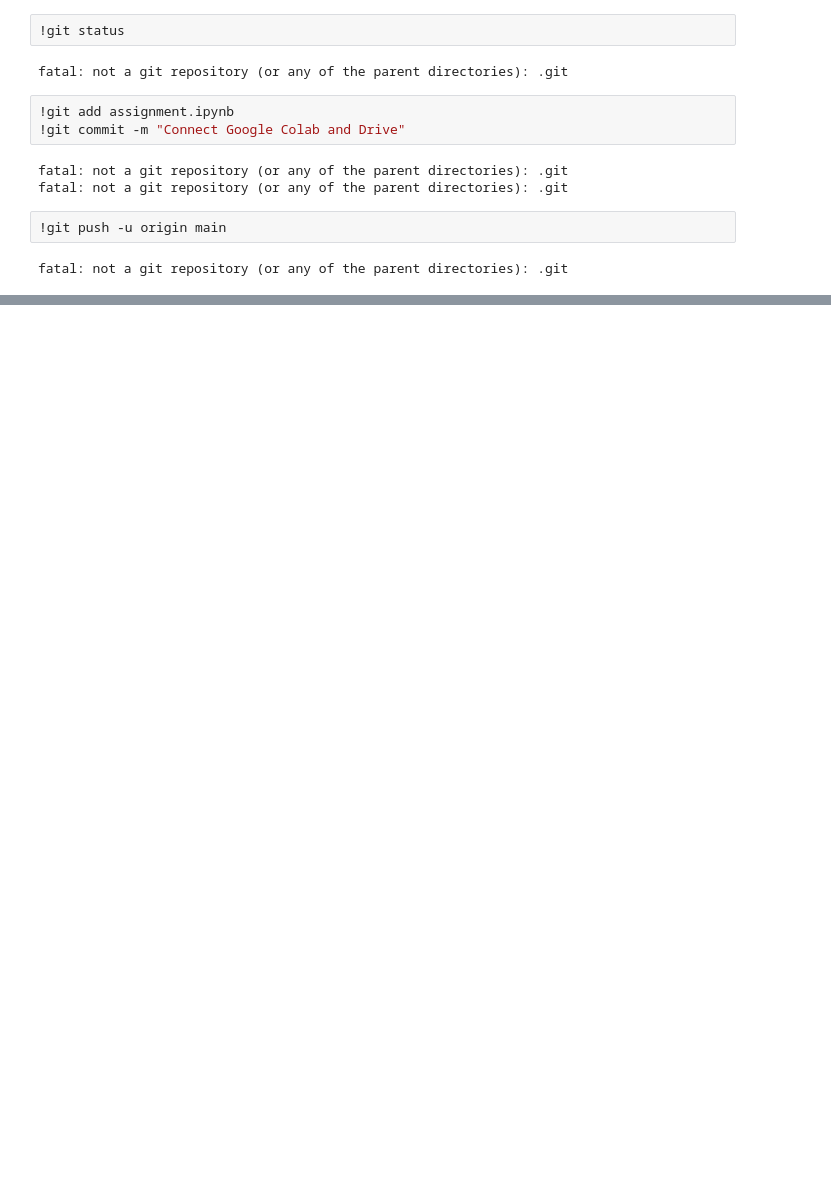
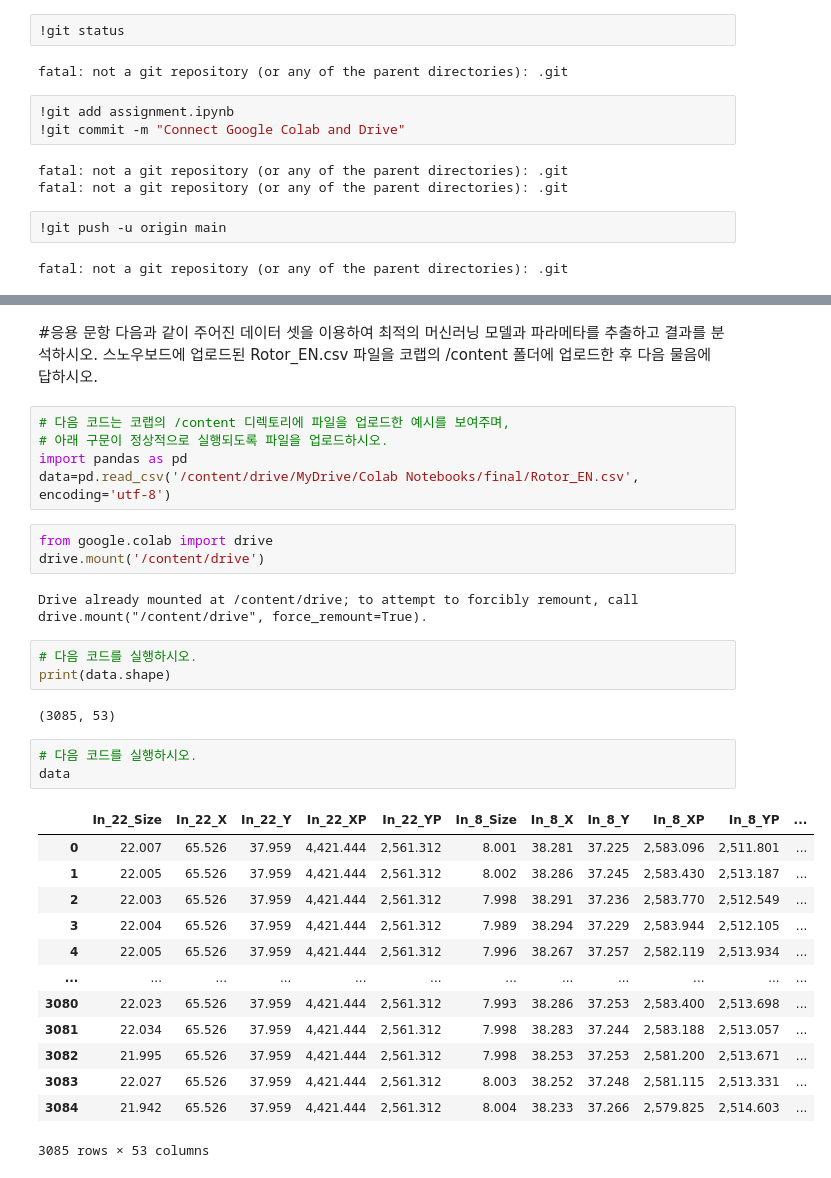
Before and after one commit to naimkim/Navigationing_Naim, a Jupyter notebook: assignment.ipynb, the cells around one changed output, grey strips where cells are left out. Drawn from its saved outputs; the diff is of its cells as text; blank space fills up the shorter version.

```diff
--- a/assignment.ipynb
+++ b/assignment.ipynb
@@ -17,0 +184,36 @@ $ git remote add origin (GitHub주소)  //origin이라는 이름으로 추가한
+# %% [markdown]
+#응용 문항
+ 다음과 같이 주어진 데이터 셋을 이용하여 최적의 머신러닝 모델과 파라메타를 추출하고 결과를 분석하시오.
+ 스노우보드에 업로드된 Rotor_EN.csv 파일을 코랩의 /content 폴더에 업로드한 후 다음 물음에 답하시오.
+# %%
+# 다음 코드는 코랩의 /content 디렉토리에 파일을 업로드한 예시를 보여주며,
+# 아래 구문이 정상적으로 실행되도록 파일을 업로드하시오.
+import pandas as pd
+data=pd.read_csv('/content/drive/MyDrive/Colab Notebooks/final/Rotor_EN.csv', encoding='utf-8')
+# %%
+from google.colab import drive
+drive.mount('/content/drive')
+# %% [output]
+Drive already mounted at /content/drive; to attempt to forcibly remount, call drive.mount("/content/drive", force_remount=True).
+# %%
+# 다음 코드를 실행하시오.
+print(data.shape)
+# %% [output]
+(3085, 53)
+# %%
+# 다음 코드를 실행하시오.
+data
+# %% [output]
+|  | In_22_Size | In_22_X | In_22_Y | In_22_XP | In_22_YP | In_8_Size | In_8_X | In_8_Y | In_8_XP | In_8_YP | ... |
+| 0 | 22.007 | 65.526 | 37.959 | 4,421.444 | 2,561.312 | 8.001 | 38.281 | 37.225 | 2,583.096 | 2,511.801 | ... |
+| 1 | 22.005 | 65.526 | 37.959 | 4,421.444 | 2,561.312 | 8.002 | 38.286 | 37.245 | 2,583.430 | 2,513.187 | ... |
+| 2 | 22.003 | 65.526 | 37.959 | 4,421.444 | 2,561.312 | 7.998 | 38.291 | 37.236 | 2,583.770 | 2,512.549 | ... |
+| 3 | 22.004 | 65.526 | 37.959 | 4,421.444 | 2,561.312 | 7.989 | 38.294 | 37.229 | 2,583.944 | 2,512.105 | ... |
+| 4 | 22.005 | 65.526 | 37.959 | 4,421.444 | 2,561.312 | 7.996 | 38.267 | 37.257 | 2,582.119 | 2,513.934 | ... |
+| ... | ... | ... | ... | ... | ... | ... | ... | ... | ... | ... | ... |
+| 3080 | 22.023 | 65.526 | 37.959 | 4,421.444 | 2,561.312 | 7.993 | 38.286 | 37.253 | 2,583.400 | 2,513.698 | ... |
+| 3081 | 22.034 | 65.526 | 37.959 | 4,421.444 | 2,561.312 | 7.998 | 38.283 | 37.244 | 2,583.188 | 2,513.057 | ... |
+| 3082 | 21.995 | 65.526 | 37.959 | 4,421.444 | 2,561.312 | 7.998 | 38.253 | 37.253 | 2,581.200 | 2,513.671 | ... |
+| 3083 | 22.027 | 65.526 | 37.959 | 4,421.444 | 2,561.312 | 8.003 | 38.252 | 37.248 | 2,581.115 | 2,513.331 | ... |
+| 3084 | 21.942 | 65.526 | 37.959 | 4,421.444 | 2,561.312 | 8.004 | 38.233 | 37.266 | 2,579.825 | 2,514.603 | ... |
+3085 rows × 53 columns
```
Also changed, not shown: parts of 28 cells of this notebook.
